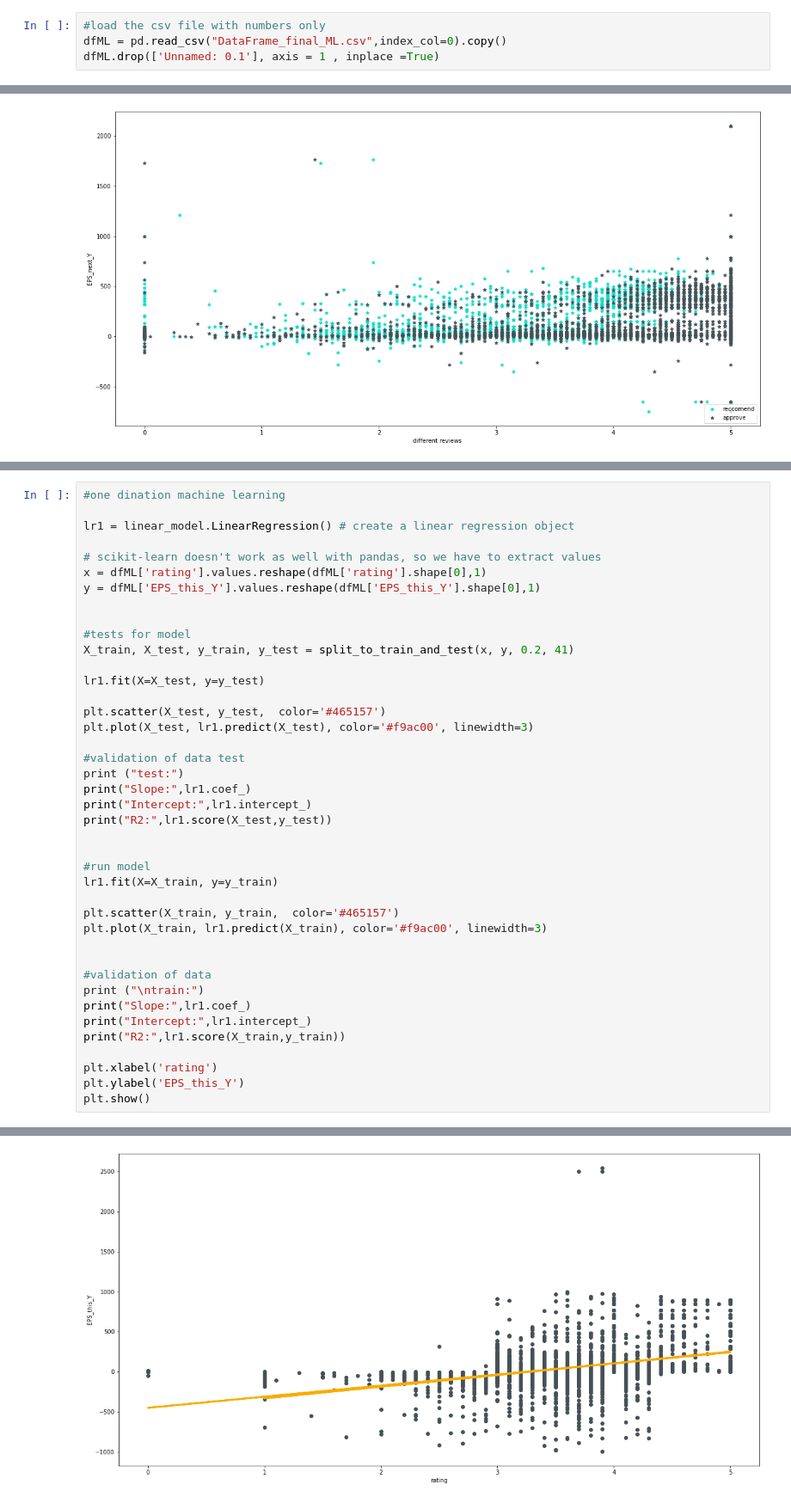
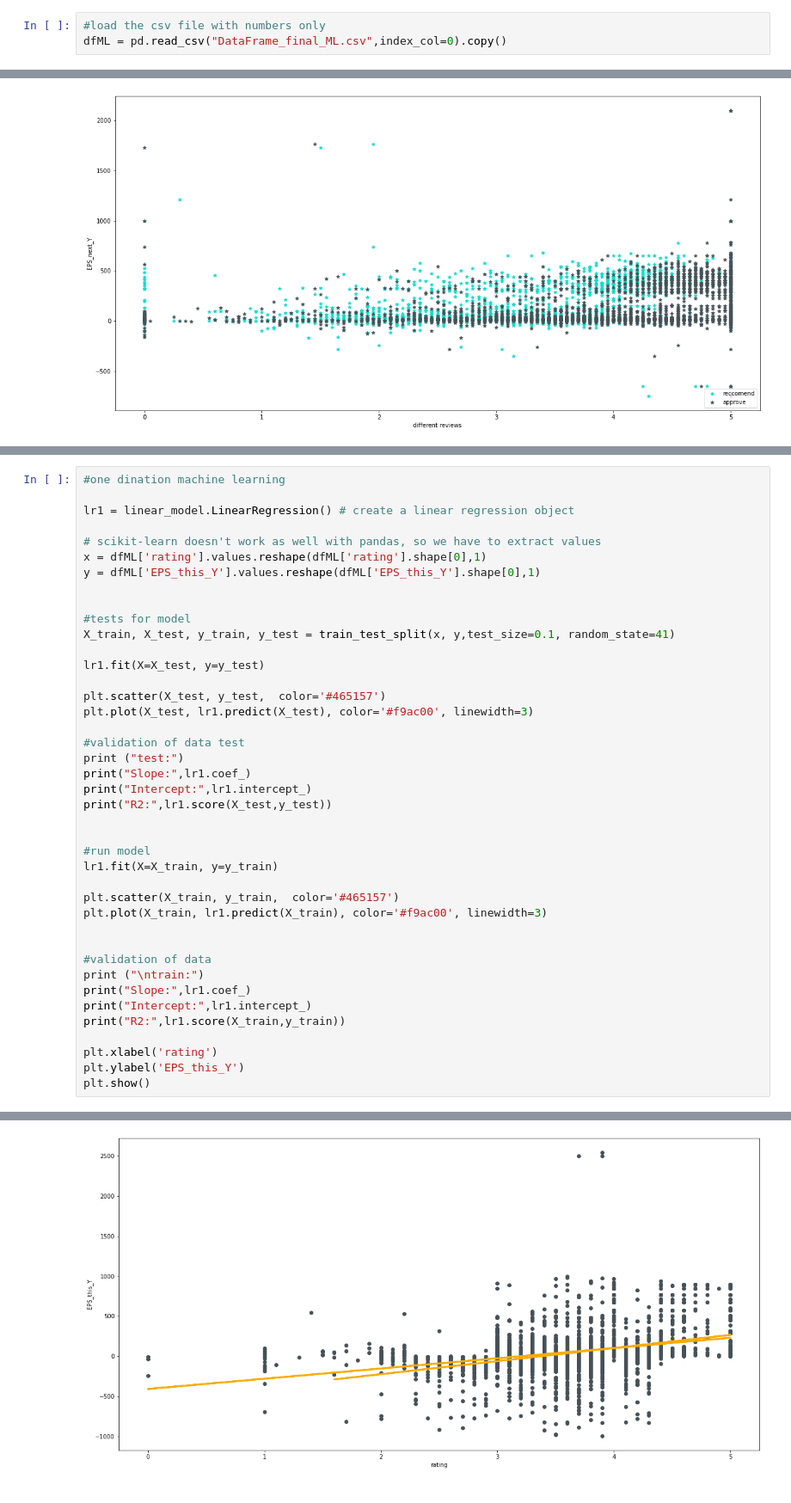
Before and after one commit to Einav980/DataSciencesHIT, a Jupyter notebook: LinearRegression.ipynb, the cells around one changed output, grey strips where cells are left out. Shown at 86% size. Saved outputs shown, nothing was run; the diff lists cells and outputs as text.

```diff
--- a/LinearRegression.ipynb
+++ b/LinearRegression.ipynb
@@ -22,7 +25,6 @@ from matplotlib import cm
 # %%
 #load the csv file with numbers only
 dfML = pd.read_csv("DataFrame_final_ML.csv",index_col=0).copy()
-dfML.drop(['Unnamed: 0.1'], axis = 1 , inplace =True)
 # %%
 #drow scatter plot
 
@@ -160,7 +162,7 @@ y = dfML['EPS_this_Y'].values.reshape(dfML['EPS_this_Y'].shape[0],1)
 
 
 #tests for model
-X_train, X_test, y_train, y_test = split_to_train_and_test(x, y, 0.2, 41)
+X_train, X_test, y_train, y_test = train_test_split(x, y,test_size=0.1, random_state=41)
 
 lr1.fit(X=X_test, y=y_test)
 
@@ -203,4 +205,4 @@ R2: 0.11289923132864321
-[figure, old version]
+[figure, new version]
 # %%
 #one dination machine learning
 
```
Also changed, not shown: parts of 12 cells of this notebook, 8 other files.
